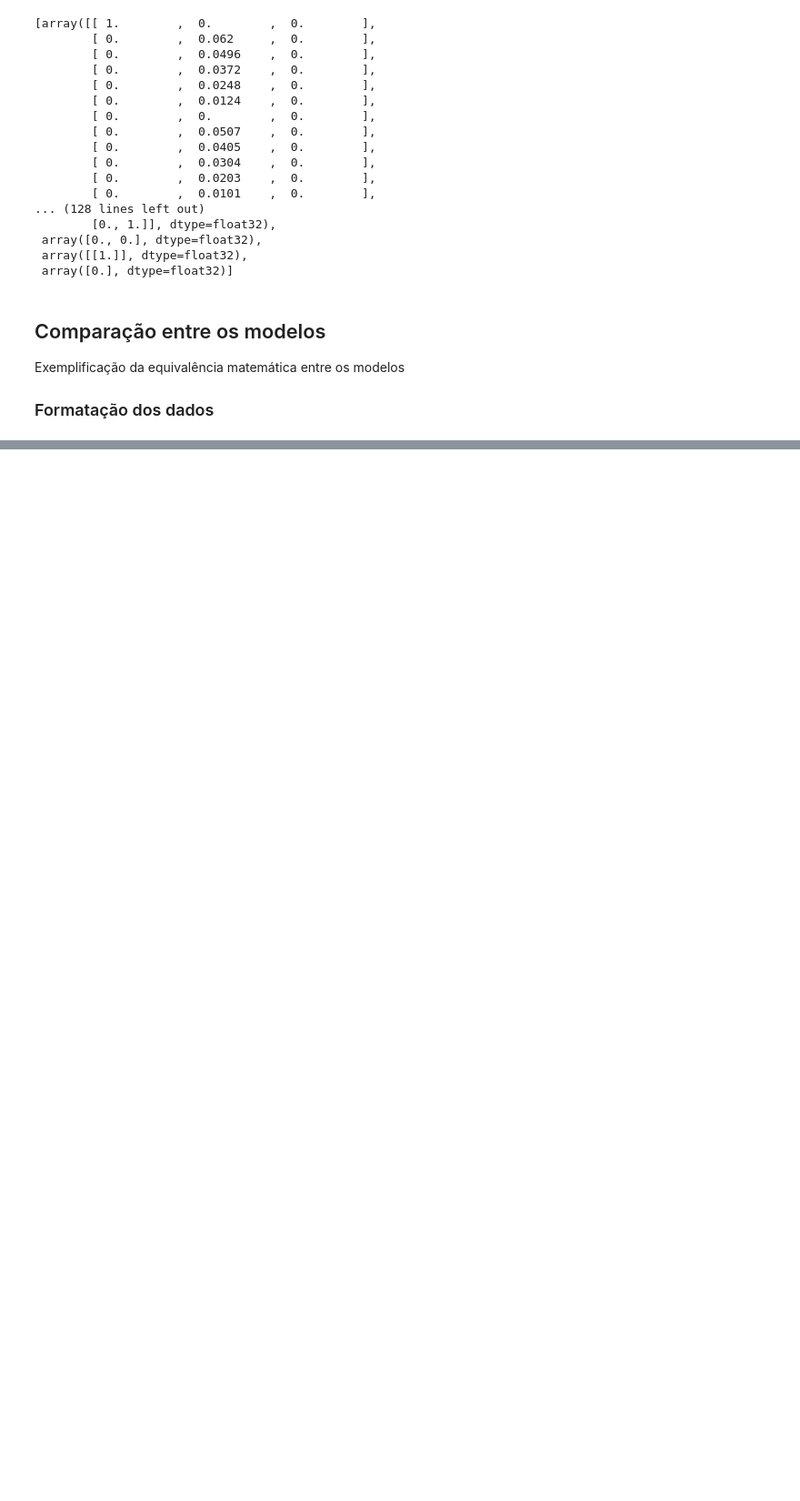
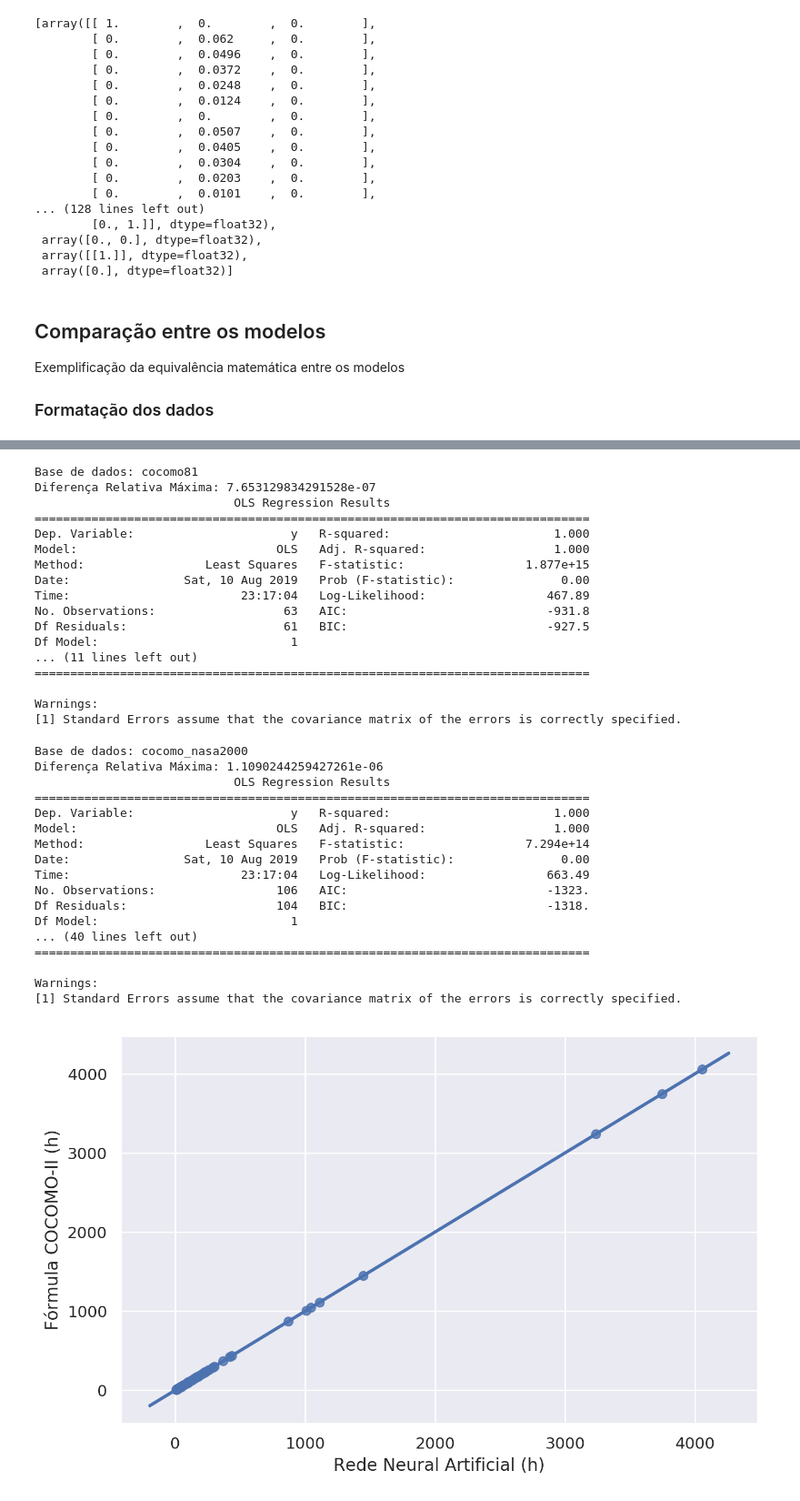
Before and after one commit to Gabrui/estimar-esforco, a Jupyter notebook: estimar-esforco.ipynb, the cells around one changed output, grey strips where cells are left out. Shown: that part at 91% size. Drawn from its saved outputs; the diff is of its cells as text; code cells hidden in the pictures; blank space fills up the shorter version.

Commit message:
acerto da rede neural e análise

```diff
--- a/estimar-esforco.ipynb
+++ b/estimar-esforco.ipynb
@@ -311,11 +258,11 @@ class AtivacaoLog(keras.layers.Layer):
 # %%
 def constroi_modelo(dim_entrada, dim_inicial, dim_intermediaria):
     entrada = keras.layers.Input(shape=(dim_entrada,), dtype='float32', name='entrada')
-    combina_linear = keras.layers.Dense(dim_inicial, activation='relu')(entrada)
+    combina_linear = keras.layers.Dense(dim_inicial)(entrada)
     combina_log = AtivacaoLog(dim_intermediaria)(combina_linear)
-    recombina_relu = keras.layers.Dense(dim_intermediaria, activation='relu')(combina_linear)
+    recombina_relu = keras.layers.Dense(dim_intermediaria)(combina_linear)
     produto_interno = keras.layers.dot([combina_log, recombina_relu], axes=1)
-    saida = keras.layers.Dense(1, activation='relu')(produto_interno)
+    saida = keras.layers.Dense(1, activation='exponential')(produto_interno)
     return keras.models.Model(inputs=entrada, outputs=saida)
 
 modelo_cocomo = constroi_modelo(dim_entrada, dim_inicial, dim_intermediaria)
@@ -369,3 +316,25 @@ modelo_cocomo.get_weights()
 Exemplificação da equivalência matemática entre os modelos
 
 ### Formatação dos dados
+# %%
+def formata_dados_tabela(tabela, dim_entrada, params):
+    classes = [a.lower() for a in params.columns[1:]]
+    em_texto = tabela.loc[:, params.index].values
+    um_ativo = np.zeros((em_texto.shape[0], dim_entrada), dtype=np.float32)
+    for i, k in enumerate(classes):
+        lugares = [1 + i + len(classes) * j for j in range(em_texto.shape[1])]
+        um_ativo[:, lugares] = (em_texto == k)
+    um_ativo[:,0] = tabela.loc[:, 'KLOC'].values
+    return um_ativo
+
+def estimativa_cocomo2000(KSLOC, fatores_escala, multiplicadores, A, B):
+    return A * (KSLOC ** (B + 0.01*np.sum(fatores_escala))) * np.prod(multiplicadores)
+
+def estimativa_cocomo2000_tabela(tabela, params, A, B):
+    SFs = params.index[params['Symbol'].str.contains('SF')].values
+    EMs = params.index[params['Symbol'].str.contains('EM')].values
+    return np.array([estimativa_cocomo2000(
+        dado['KLOC'],
+        [params.loc[sf, dado[sf].upper()] for sf in SFs],
+        [params.loc[em, dado[em].upper()] for em in EMs], A, B
+    ) for i, dado in tabela.iterrows()]).reshape((tabela.shape[0], 1))
@@ -371,0 +343,51 @@ Exemplificação da equivalência matemática entre os modelos
+# %%
+for base in ['cocomo81', 'cocomo_nasa2000', 'cocomo_sdr']:
+    print('Base de dados:', base)
+    entrada_one_hot = formata_dados_tabela(dados[base], dim_entrada, params)
+    saida_rede = modelo_cocomo.predict(entrada_one_hot)
+    saida_parametrica = estimativa_cocomo2000_tabela(dados[base], params, params_constantes.loc['A', 'Value'], params_constantes.loc['B', 'Value'])
+    print('Diferença Relativa Máxima:', np.max(np.abs(((saida_rede - saida_parametrica)/saida_parametrica))))
+    results = sm.OLS(saida_rede.ravel(),sm.add_constant(saida_parametrica.ravel())).fit()
+    print(results.summary())
+    figura = plt.figure(figsize=(8, 5), dpi=200)
+    plt.xlabel("Rede Neural Artificial (h)")
+    plt.ylabel("Fórmula COCOMO-II (h)")
+    sns.regplot(saida_rede.ravel(), saida_parametrica.ravel())
+    plt.plot()
+    figura.savefig("resultados/figuras/"+base+"-rna-vs.pdf", bbox_inches='tight')
+# %% [output]
+Base de dados: cocomo81
+Diferença Relativa Máxima: 7.653129834291528e-07
+                            OLS Regression Results
+==============================================================================
+Dep. Variable:                      y   R-squared:                       1.000
+Model:                            OLS   Adj. R-squared:                  1.000
+Method:                 Least Squares   F-statistic:                 1.877e+15
+Date:                Sat, 10 Aug 2019   Prob (F-statistic):               0.00
+Time:                        23:17:04   Log-Likelihood:                 467.89
+No. Observations:                  63   AIC:                            -931.8
+Df Residuals:                      61   BIC:                            -927.5
+Df Model:                           1
+... (11 lines left out)
+==============================================================================
+
+Warnings:
+[1] Standard Errors assume that the covariance matrix of the errors is correctly specified.
+Base de dados: cocomo_nasa2000
+Diferença Relativa Máxima: 1.1090244259427261e-06
+                            OLS Regression Results
+==============================================================================
+Dep. Variable:                      y   R-squared:                       1.000
+Model:                            OLS   Adj. R-squared:                  1.000
+Method:                 Least Squares   F-statistic:                 7.294e+14
+Date:                Sat, 10 Aug 2019   Prob (F-statistic):               0.00
+Time:                        23:17:04   Log-Likelihood:                 663.49
+No. Observations:                 106   AIC:                            -1323.
+Df Residuals:                     104   BIC:                            -1318.
+Df Model:                           1
+... (40 lines left out)
+==============================================================================
+
+Warnings:
+[1] Standard Errors assume that the covariance matrix of the errors is correctly specified.
+[figure, added]
```
Also changed, not shown: parts of 13 cells of this notebook, 6 other files.
